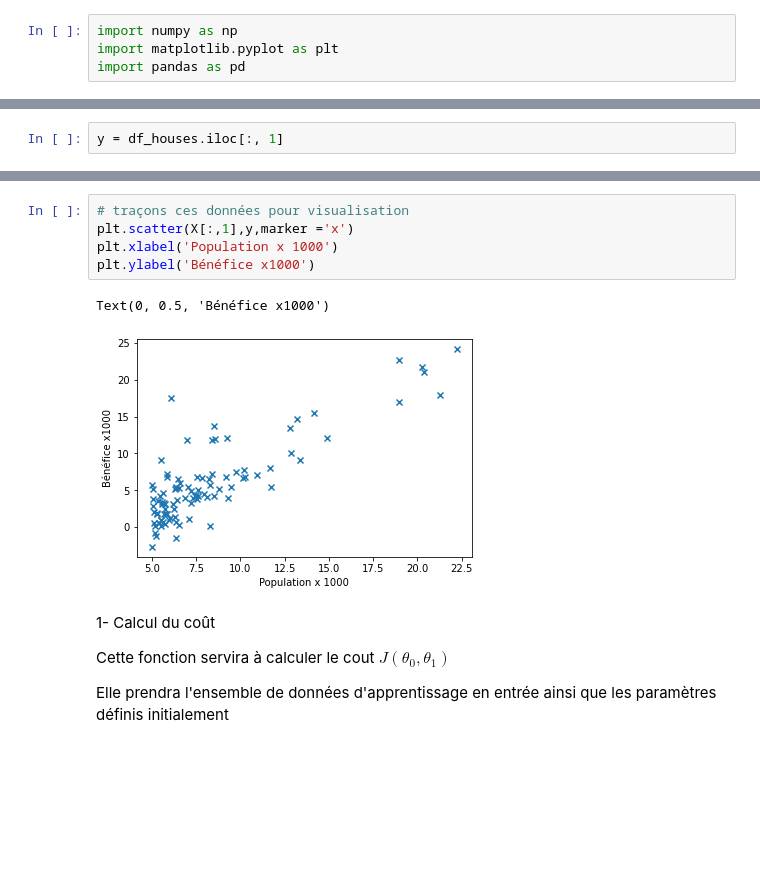
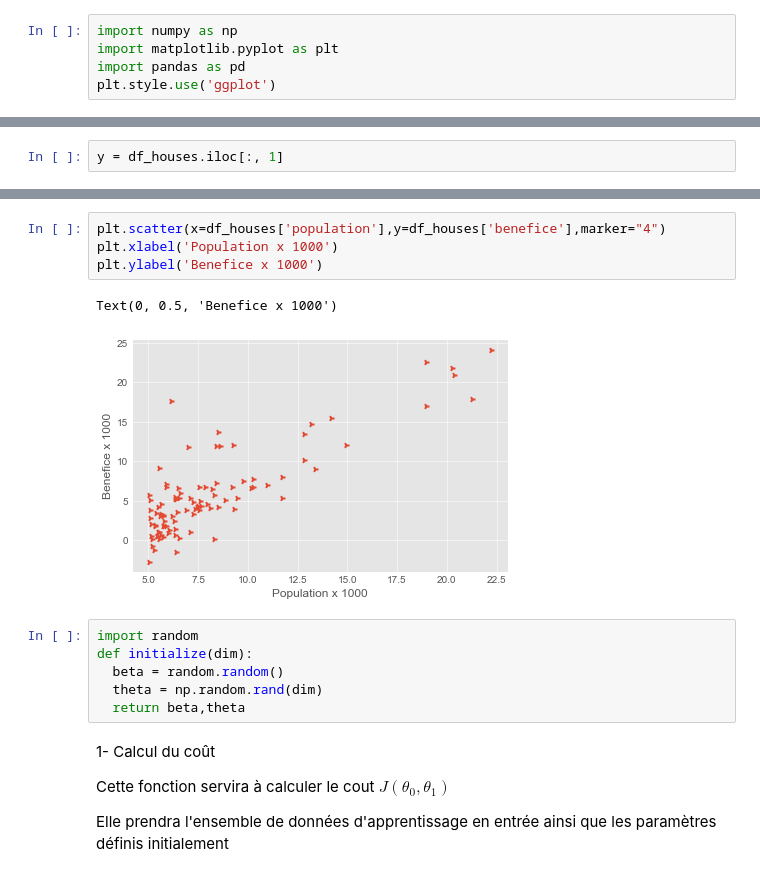
Before and after one commit to kawaremu/MLFromScratch, a Jupyter notebook: Regression and Gradient Descent.ipynb, the cells around one changed output, grey strips where cells are left out. Cells and saved outputs as stored; diff of their text form; blank space fills up the shorter version.

```diff
--- a/Regression and Gradient Descent.ipynb
+++ b/Regression and Gradient Descent.ipynb
@@ -301,6 +301,7 @@ We'll be using **Gradient Descent** method for prediction.
 import numpy as np
 import matplotlib.pyplot as plt
 import pandas as pd
+plt.style.use('ggplot')
 # %%
 df_houses = pd.read_csv('data/houses.csv')
 # %%
@@ -353,11 +355,16 @@ array([[1.    , 6.1101],
 # %%
-# traçons ces données pour visualisation
-plt.scatter(X[:,1],y,marker ='x')
+plt.scatter(x=df_houses['population'],y=df_houses['benefice'],marker="4")
 plt.xlabel('Population x 1000')
-plt.ylabel('Bénéfice x1000')
+plt.ylabel('Benefice x 1000')
 # %% [output]
-Text(0, 0.5, 'Bénéfice x1000')
+Text(0, 0.5, 'Benefice x 1000')
-[figure, old version]
+[figure, new version]
+# %%
+import random
+def initialize(dim):
+  beta = random.random()
+  theta = np.random.rand(dim)
+  return beta,theta
 # %% [markdown]
 1- Calcul du coût
 
```
Also changed, not shown: parts of 4 cells of this notebook.
